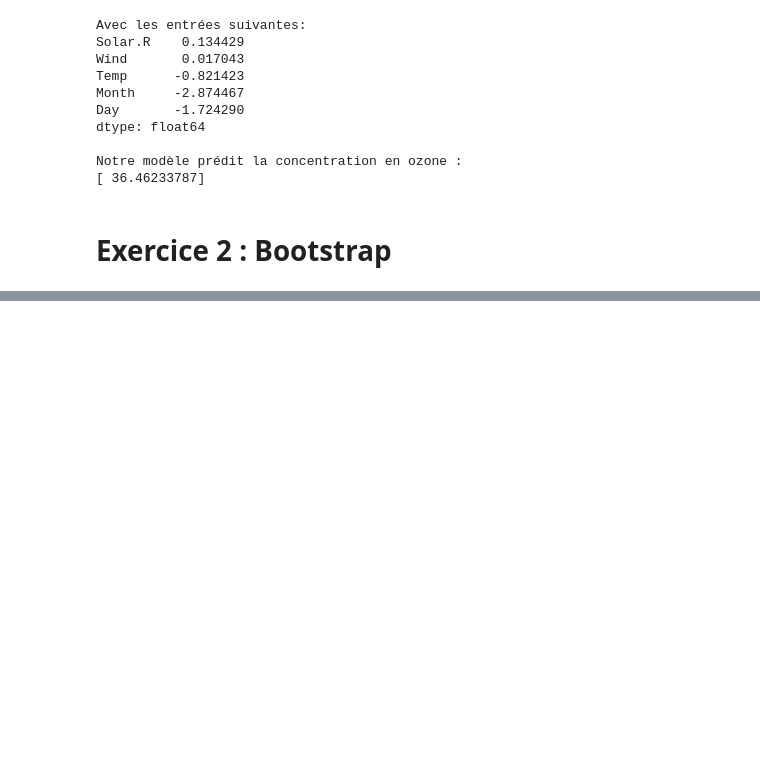
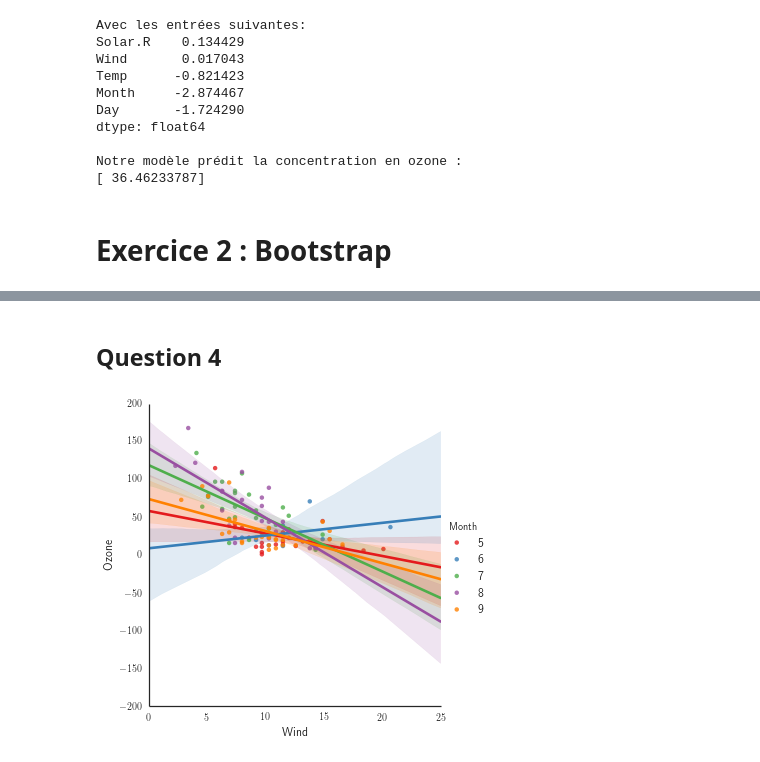
Before and after one commit to catherineverdiergo/MS_BIGDATA2016, a Jupyter notebook: DM_catherine_verdier.ipynb, the cells around one changed output, grey strips where cells are left out. Drawn from its saved outputs; the diff is of its cells as text; code cells hidden in the pictures; blank space fills up the shorter version.

```diff
--- a/DM_catherine_verdier.ipynb
+++ b/DM_catherine_verdier.ipynb
@@ -367,0 +488,6 @@ dtype: float64
+# %% [markdown]
+## Question 4
+# %%
+sns.lmplot(x="Wind", y="Ozone", hue="Month", data=aq_data, palette="Set1");
+# %% [output]
+[figure, added]
```
Also changed, not shown: parts of 12 cells of this notebook.
